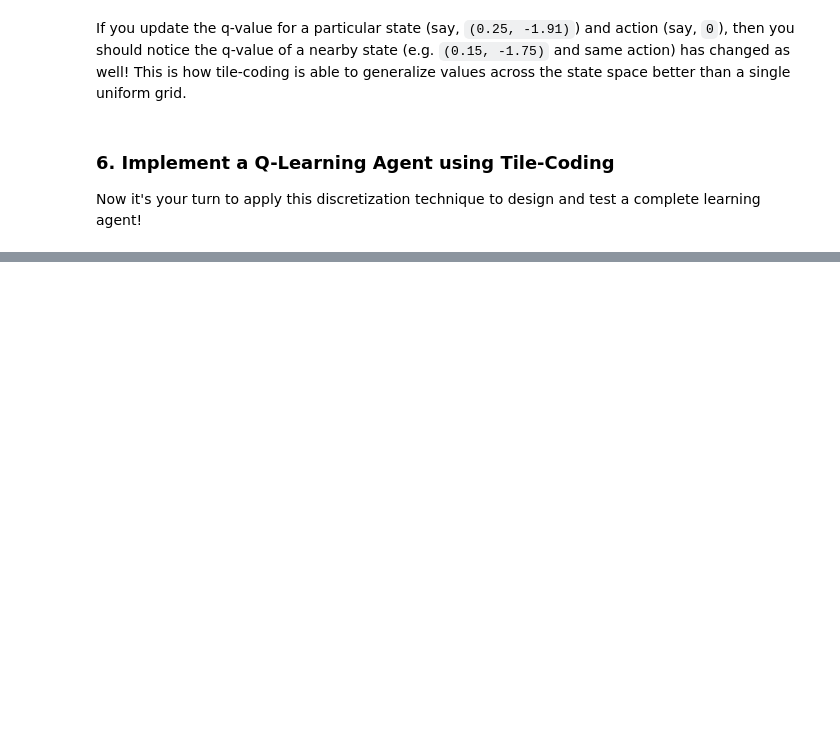
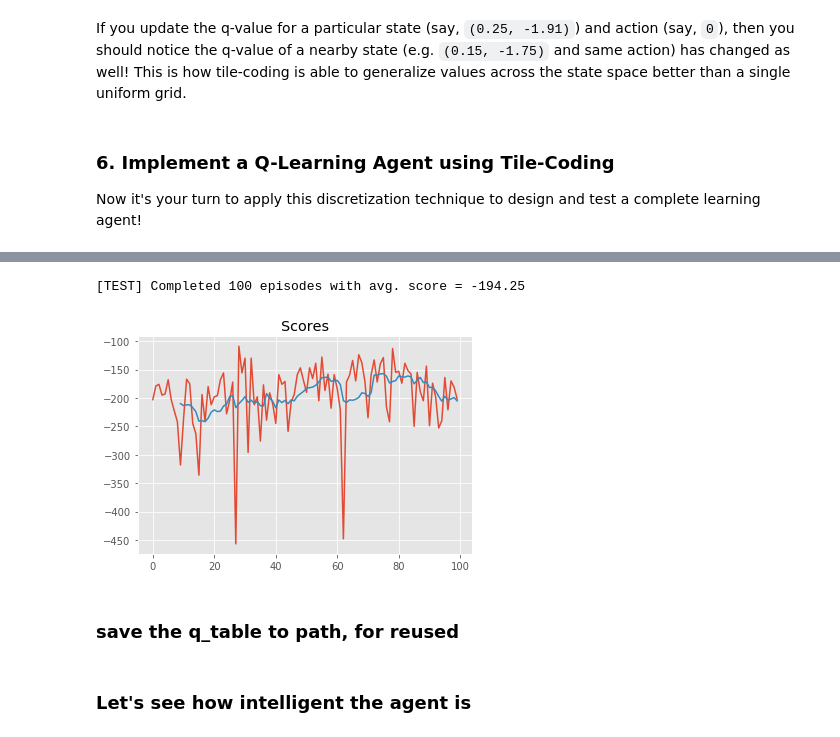
Before and after one commit to AprilYoungs/Deep-learning, a Jupyter notebook: RL/tutorials/continuous_spaces/notebooks/Tile_Coding.ipynb, the cells around one changed output, grey strips where cells are left out. Drawn from its saved outputs; the diff is of its cells as text; code cells hidden in the pictures; blank space fills up the shorter version.

```diff
--- a/RL/tutorials/continuous_spaces/notebooks/Tile_Coding.ipynb
+++ b/RL/tutorials/continuous_spaces/notebooks/Tile_Coding.ipynb
@@ -398,0 +534,9 @@ Now it's your turn to apply this discretization technique to design and test a c
+# %%
+test_scores = run(q_agent, env, num_episodes=100)
+print("[TEST] Completed {} episodes with avg. score = {}".format(len(test_scores), np.mean(test_scores)))
+_ = plot_scores(test_scores, rolling_window=10)
+# %% [output]
+[TEST] Completed 100 episodes with avg. score = -194.25
+[figure, added]
+# %% [markdown]
+### save the q_table to path, for reused
@@ -398,0 +545,2 @@ Now it's your turn to apply this discretization technique to design and test a c
+# %% [markdown]
+### Let's see how intelligent the agent is
```
Also changed, not shown: parts of 12 cells of this notebook, 3 other files.
